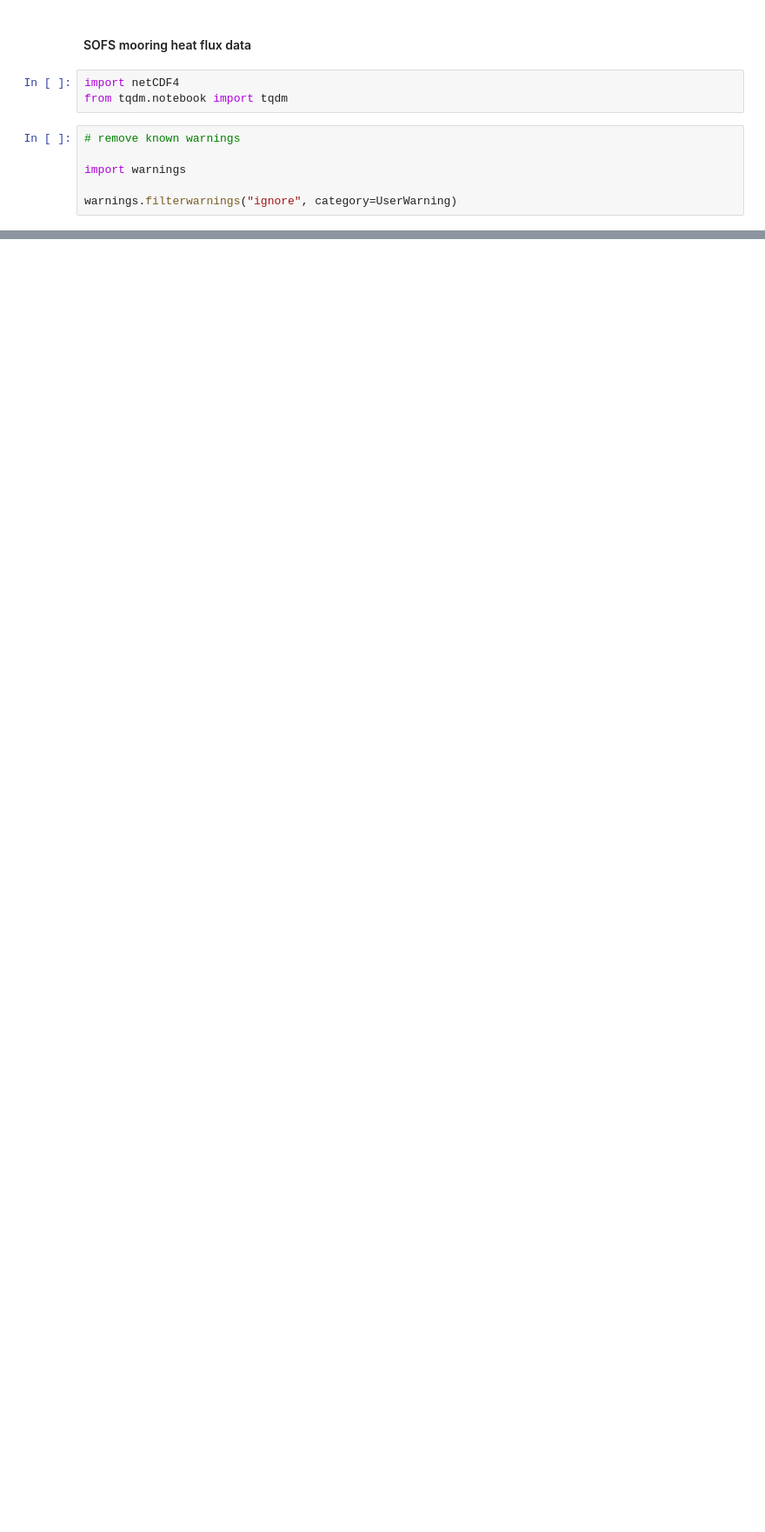
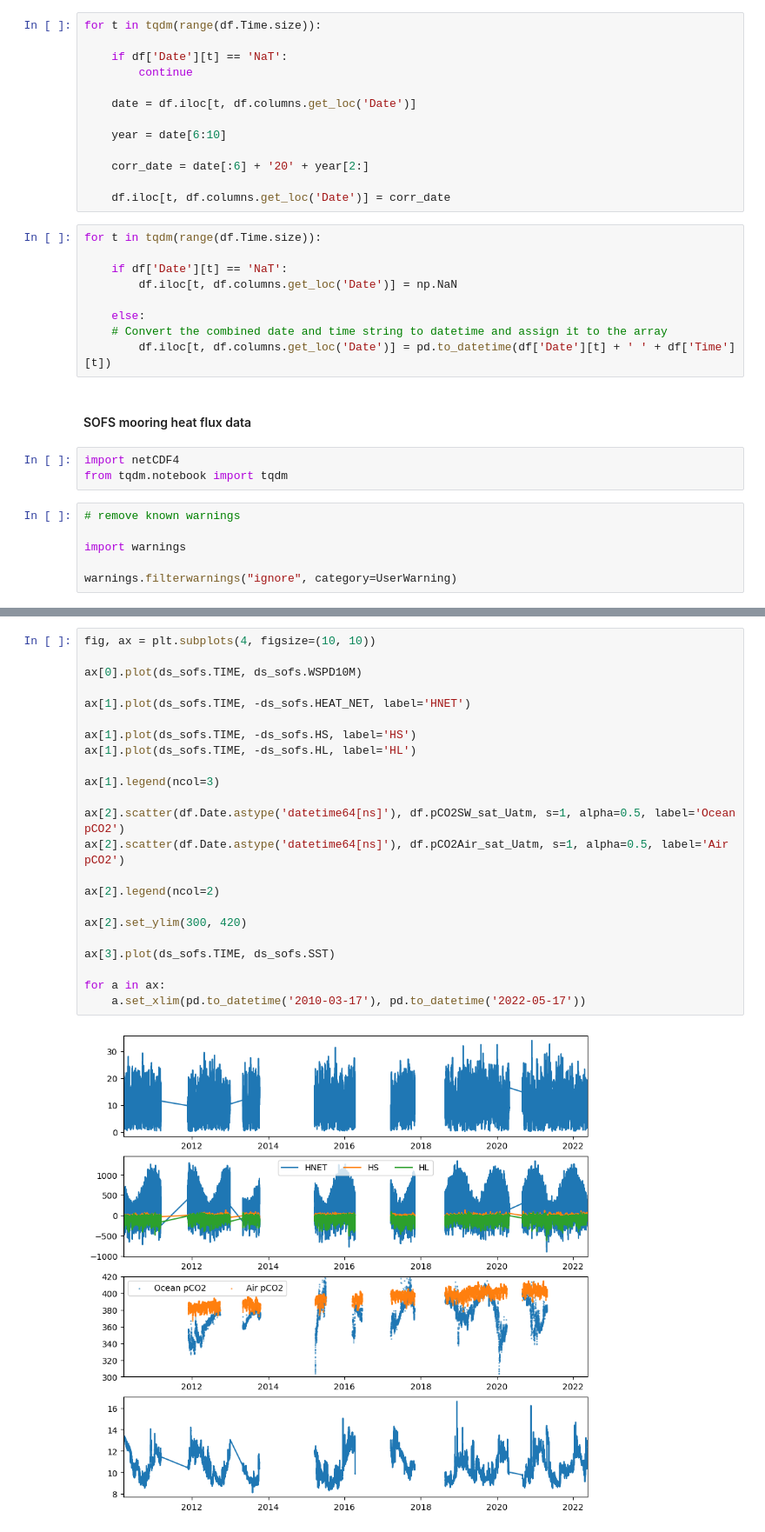
Before and after one commit to marcelduplessis/sofs_storms, a Jupyter notebook: code/data_explore.ipynb, the cells around one changed output, grey strips where cells are left out. Shown: that part at 87% size. Saved outputs shown, nothing was run; the diff lists cells and outputs as text; blank space fills up the shorter version.

Commit message:
co2 and heat flux data ingestion

```diff
--- a/code/data_explore.ipynb
+++ b/code/data_explore.ipynb
@@ -116,3 +98,25 @@ df
+# %%
+for t in tqdm(range(df.Time.size)):
+
+    if df['Date'][t] == 'NaT':
+        continue
+
+    date = df.iloc[t, df.columns.get_loc('Date')]
+
+    year = date[6:10]
+
+    corr_date = date[:6] + '20' + year[2:]
+
+    df.iloc[t, df.columns.get_loc('Date')] = corr_date
+# %%
+for t in tqdm(range(df.Time.size)):
+
+    if df['Date'][t] == 'NaT':
+        df.iloc[t, df.columns.get_loc('Date')] = np.NaN
+
+    else:
+    # Convert the combined date and time string to datetime and assign it to the array
+        df.iloc[t, df.columns.get_loc('Date')] = pd.to_datetime(df['Date'][t] + ' ' + df['Time'][t])
 # %% [markdown]
 #### SOFS mooring heat flux data
 # %%
@@ -196,0 +223,25 @@ Data variables: (12/47)
+# %%
+fig, ax = plt.subplots(4, figsize=(10, 10))
+
+ax[0].plot(ds_sofs.TIME, ds_sofs.WSPD10M)
+
+ax[1].plot(ds_sofs.TIME, -ds_sofs.HEAT_NET, label='HNET')
+
+ax[1].plot(ds_sofs.TIME, -ds_sofs.HS, label='HS')
+ax[1].plot(ds_sofs.TIME, -ds_sofs.HL, label='HL')
+
+ax[1].legend(ncol=3)
+
+ax[2].scatter(df.Date.astype('datetime64[ns]'), df.pCO2SW_sat_Uatm, s=1, alpha=0.5, label='Ocean pCO2')
+ax[2].scatter(df.Date.astype('datetime64[ns]'), df.pCO2Air_sat_Uatm, s=1, alpha=0.5, label='Air pCO2')
+
+ax[2].legend(ncol=2)
+
+ax[2].set_ylim(300, 420)
+
+ax[3].plot(ds_sofs.TIME, ds_sofs.SST)
+
+for a in ax:
+    a.set_xlim(pd.to_datetime('2010-03-17'), pd.to_datetime('2022-05-17'))
+# %% [output]
+[figure, added]
```
Also changed, not shown: parts of 6 cells of this notebook, 1 other file.
